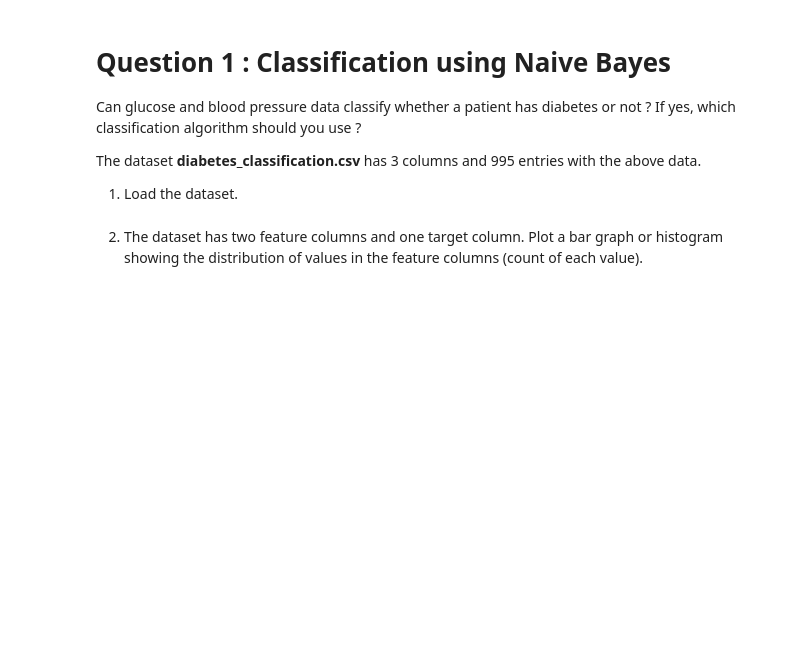
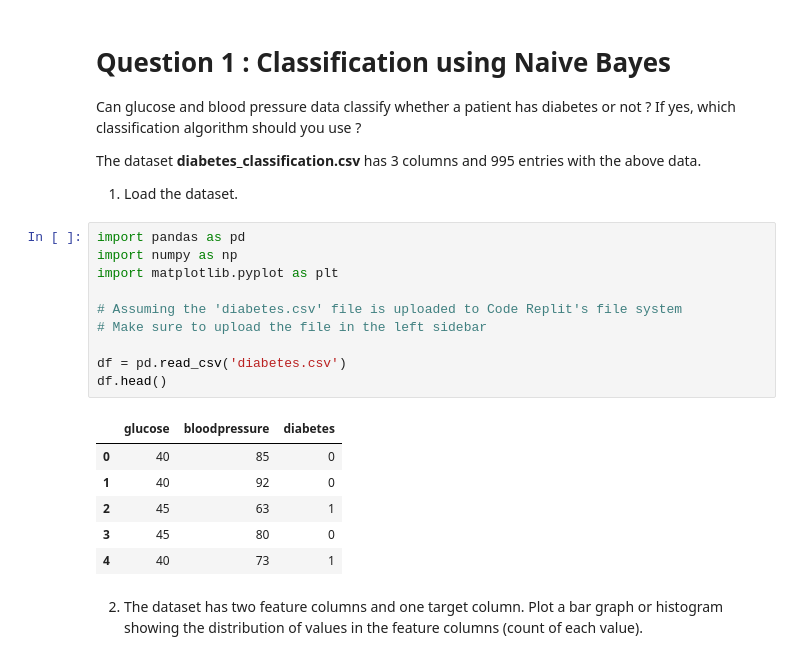
Before and after one commit to Intro-to-ML-and-DL/Intro-to-ML-and-DL, a Jupyter notebook: Week 4/Assignment/Stamatics_Assignment3.ipynb, the cells around one changed output. Drawn from its saved outputs; the diff is of its cells as text; blank space fills up the shorter version.

```diff
--- a/Week 4/Assignment/Stamatics_Assignment3.ipynb
+++ b/Week 4/Assignment/Stamatics_Assignment3.ipynb
@@ -7,5 +7,22 @@ The dataset **diabetes_classification.csv** has 3 columns and 995 entries with t
 
 
 1. Load the dataset.
+# %%
+import pandas as pd
+import numpy as np
+import matplotlib.pyplot as plt
+
+# Assuming the 'diabetes.csv' file is uploaded to Code Replit's file system
+# Make sure to upload the file in the left sidebar
+
+df = pd.read_csv('diabetes.csv')
+df.head()
+# %% [output]
+|  | glucose | bloodpressure | diabetes |
+| 0 | 40 | 85 | 0 |
+| 1 | 40 | 92 | 0 |
+| 2 | 45 | 63 | 1 |
+| 3 | 45 | 80 | 0 |
+| 4 | 40 | 73 | 1 |
 # %% [markdown]
 2. The dataset has two feature columns and one target column. Plot a bar graph or histogram showing the distribution of values in the feature columns (count of each value).
```
Also changed, not shown: parts of 3 cells of this notebook.
